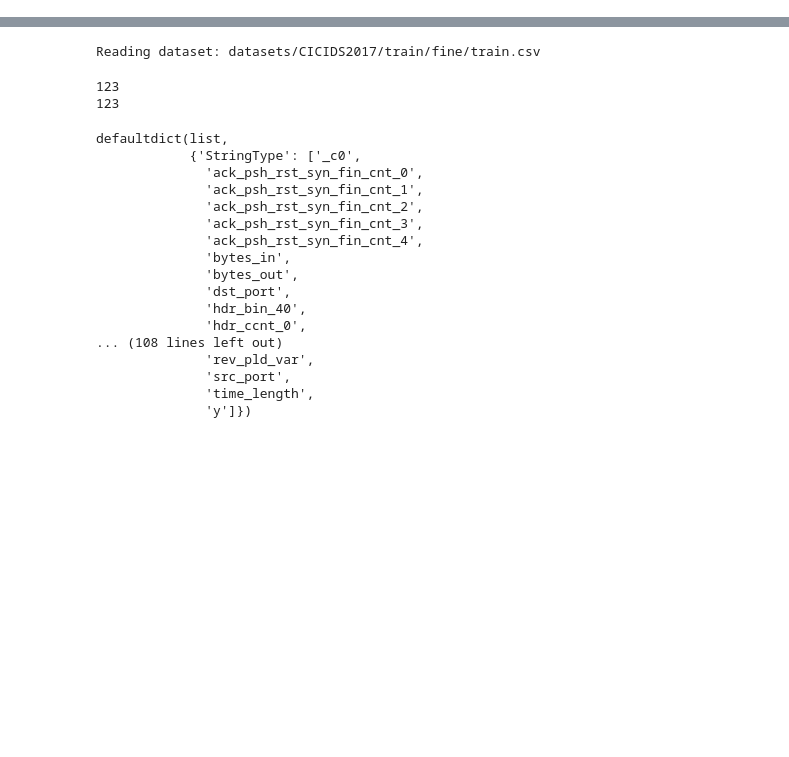
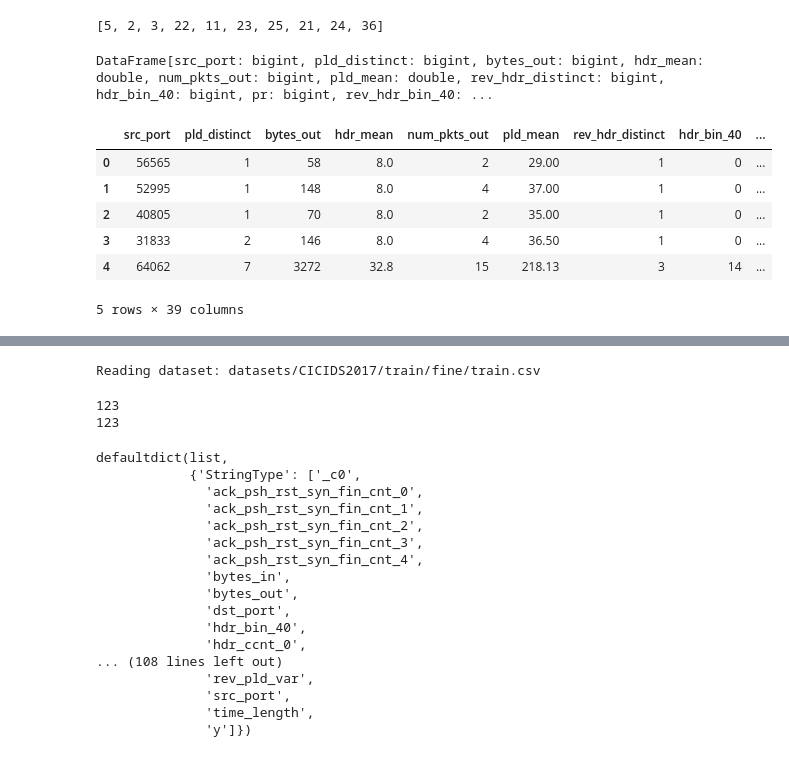
Before and after one commit to MaxKumundzhiev/CS2020-OST-SM, a Jupyter notebook: services/spark/notebooks/handler.ipynb, the cells around one changed output, grey strips where cells are left out. Drawn from its saved outputs; the diff is of its cells as text; code cells hidden in the pictures; blank space fills up the shorter version.

```diff
--- a/services/spark/notebooks/handler.ipynb
+++ b/services/spark/notebooks/handler.ipynb
@@ -67,0 +157,5 @@ class SparkFactory:
+# %%
+varidx = [x for x in varlist['idx'][0:10]]
+varidx
+# %% [output]
+[5, 2, 3, 22, 11, 23, 25, 21, 24, 36]
@@ -67,0 +171,4 @@ class SparkFactory:
+# %%
+df4
+# %% [output]
+DataFrame[src_port: bigint, pld_distinct: bigint, bytes_out: bigint, hdr_mean: double, num_pkts_out: bigint, pld_mean: double, rev_hdr_distinct: bigint, hdr_bin_40: bigint, pr: bigint, rev_hdr_bin_40: ...
@@ -67,0 +187,10 @@ class SparkFactory:
+# %%
+df.head()
+# %% [output]
+|  | src_port | pld_distinct | bytes_out | hdr_mean | num_pkts_out | pld_mean | rev_hdr_distinct | hdr_bin_40 | ... |
+| 0 | 56565 | 1 | 58 | 8.0 | 2 | 29.00 | 1 | 0 | ... |
+| 1 | 52995 | 1 | 148 | 8.0 | 4 | 37.00 | 1 | 0 | ... |
+| 2 | 40805 | 1 | 70 | 8.0 | 2 | 35.00 | 1 | 0 | ... |
+| 3 | 31833 | 2 | 146 | 8.0 | 4 | 36.50 | 1 | 0 | ... |
+| 4 | 64062 | 7 | 3272 | 32.8 | 15 | 218.13 | 3 | 14 | ... |
+5 rows × 39 columns
```
Also changed, not shown: parts of 26 cells of this notebook.
